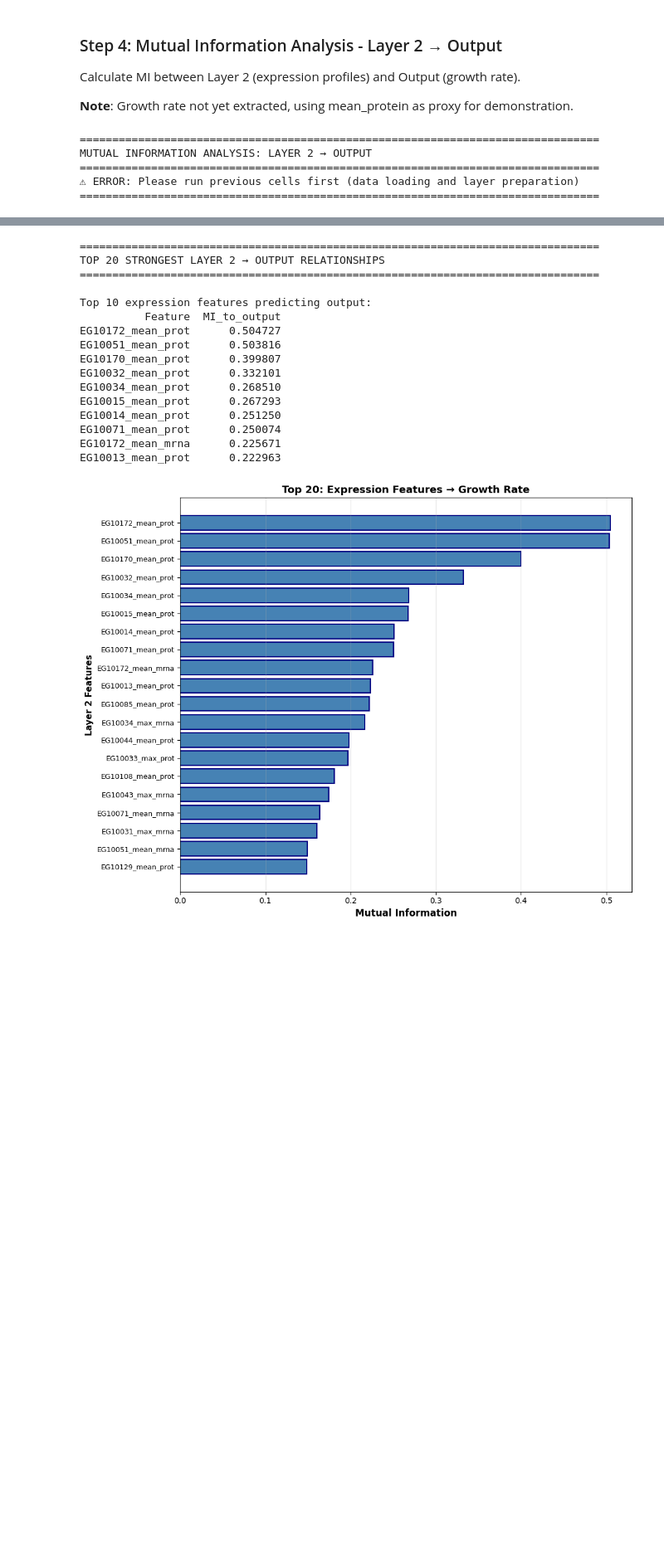
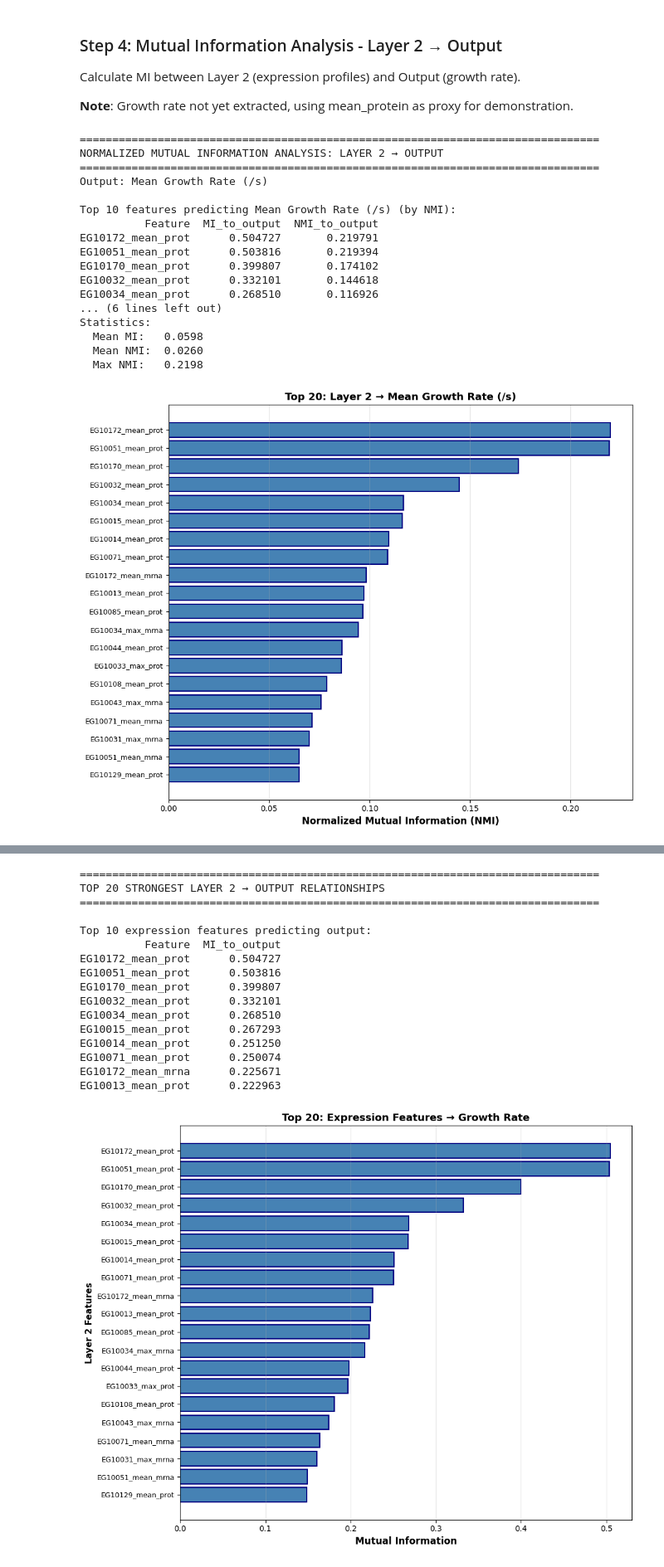
Before and after one commit to katha815/vEcoli-Local, a Jupyter notebook: reading/analysis_prior_to_ML_train.ipynb, the cells around one changed output, grey strips where cells are left out. Shown at 83% size. Cells and saved outputs as stored; diff of their text form; code cells hidden in the pictures; blank space fills up the shorter version.

```diff
--- a/reading/analysis_prior_to_ML_train.ipynb
+++ b/reading/analysis_prior_to_ML_train.ipynb
@@ -3152,59 +3472,104 @@ Calculate MI between Layer 2 (expression profiles) and Output (growth rate).
 
 **Note**: Growth rate not yet extracted, using mean_protein as proxy for demonstration.
 # %%
-# OPTIMIZED: Mutual Information - Layer 2 → Output
+# OPTIMIZED: Normalized Mutual Information - Layer 2 → Output
+
+import numpy as np
+import pandas as pd
+import matplotlib.pyplot as plt
+from sklearn.feature_selection import mutual_info_regression
+
+def _discretize_for_entropy(y, bins=10):
+    y_series = pd.Series(y)
+    try:
+        yb = pd.qcut(y_series.rank(method='first'), q=min(bins, y_series.nunique()), labels=False, duplicates='drop')
+    except Exception:
+        yb = pd.cut(y_series, bins=min(bins, max(2, y_series.nunique())), labels=False, duplicates='drop')
+    return pd.Series(yb).fillna(0).astype(int).to_numpy()
+
+def _entropy_discrete(y_disc):
+    counts = np.bincount(y_disc)
+    probs = counts[counts > 0] / counts.sum()
+    return float(-(probs * np.log(probs)).sum())
 
 print('\n' + '=' * 80)
-print('MUTUAL INFORMATION ANALYSIS: LAYER 2 → OUTPUT')
+print('NORMALIZED MUTUAL INFORMATION ANALYSIS: LAYER 2 → OUTPUT')
 print('=' * 80)
 
-# Check if previous cells were run
 if 'output_label' not in locals():
     print('⚠ ERROR: Please run previous cells first (data loading and layer preparation)')
     print('=' * 80)
 else:
     print(f'Output: {output_label}')
 
-    mi_layer2_to_output = mutual_info_regression(layer2_features, output_feature,
-                                                  random_state=42, n_neighbors=3)
+    mi_layer2_to_output = mutual_info_regression(layer2_features, output_feature, random_state=42, n_neighbors=3)
+    hy_output = _entropy_discrete(_discretize_for_entropy(output_feature.to_numpy()))
+    nmi_layer2_to_output = np.clip(mi_layer2_to_output / hy_output, 0, 1) if hy_output > 0 else np.full_like(mi_layer2_to_output, np.nan, dtype=float)
 
     mi_df_layer2_output = pd.DataFrame({
         'Feature': layer2_features.columns,
-        'MI_to_output': mi_layer2_to_output
-    }).sort_values('MI_to_output', ascending=False)
+        'MI_to_output': mi_layer2_to_output,
+        'NMI_to_output': nmi_layer2_to_output
+    }).sort_values('NMI_to_output', ascending=False)
 
     mi_df_layer2_output.to_csv('/user/home/il22158/work/vEcoli/reading/results/MI/layer2_to_output_detailed.csv', index=False)
 
-    print(f'\nTop 10 features predicting {output_label}:')
+    print(f'\nTop 10 features predicting {output_label} (by NMI):')
     print(mi_df_layer2_output.head(10).to_string(index=False))
 
     print(f'\nStatistics:')
     print(f'  Mean MI:   {mi_df_layer2_output["MI_to_output"].mean():.4f}')
-    print(f'  Max MI:    {mi_df_layer2_output["MI_to_output"].max():.4f}')
+    print(f'  Mean NMI:  {mi_df_layer2_output["NMI_to_output"].mean():.4f}')
+    print(f'  Max NMI:   {mi_df_layer2_output["NMI_to_output"].max():.4f}')
 
-    # Visualize
     fig, ax = plt.subplots(figsize=(10, 8))
     top20 = mi_df_layer2_output.head(20)
-    ax.barh(range(len(top20)), top20['MI_to_output'].values,
+    ax.barh(range(len(top20)), top20['NMI_to_output'].values,
             color='steelblue', edgecolor='navy', linewidth=1.5)
     ax.set_yticks(range(len(top20)))
     ax.set_yticklabels(top20['Feature'], fontsize=9)
-    ax.set_xlabel('Mutual Information', fontsize=12, fontweight='bold')
+    ax.set_xlabel('Normalized Mutual Information (NMI)', fontsize=12, fontweight='bold')
     ax.set_title(f'Top 20: Layer 2 → {output_label}', fontsize=13, fontweight='bold')
     ax.grid(axis='x', alpha=0.3)
     ax.invert_yaxis()
 
     plt.tight_layout()
     plt.savefig('/user/home/il22158/work/vEcoli/reading/results/MI/layer2_to_output.png',
                 dpi=150, bbox_inches='tight')
     plt.show()
 
-    print('\n✓ Saved: MI/layer2_to_output_detailed.csv')
+    eval_l2_out = pd.DataFrame({
+        'metric': ['mean_nmi', 'median_nmi', 'top10_mean_nmi', 'frac_nmi_ge_0.1', 'frac_nmi_ge_0.2'],
+        'value': [
+            float(mi_df_layer2_output['NMI_to_output'].mean()),
+            float(mi_df_layer2_output['NMI_to_output'].median()),
+            float(mi_df_layer2_output['NMI_to_output'].head(10).mean()),
+            float((mi_df_layer2_output['NMI_to_output'] >= 0.1).mean()),
+            float((mi_df_layer2_output['NMI_to_output'] >= 0.2).mean()),
+        ]
+    })
+    eval_l2_out.to_csv('/user/home/il22158/work/vEcoli/reading/results/MI/layer2_to_output_eval_metrics.csv', index=False)
+
+    print('\n✓ Saved: MI/layer2_to_output_detailed.csv (raw MI + NMI)')
     print('✓ Saved: MI/layer2_to_output.png')
+    print('✓ Saved: MI/layer2_to_output_eval_metrics.csv')
     print('=' * 80)
 # %% [output]
 ================================================================================
-MUTUAL INFORMATION ANALYSIS: LAYER 2 → OUTPUT
+NORMALIZED MUTUAL INFORMATION ANALYSIS: LAYER 2 → OUTPUT
 ================================================================================
-⚠ ERROR: Please run previous cells first (data loading and layer preparation)
-================================================================================
+Output: Mean Growth Rate (/s)
+
+Top 10 features predicting Mean Growth Rate (/s) (by NMI):
+          Feature  MI_to_output  NMI_to_output
+EG10172_mean_prot      0.504727       0.219791
+EG10051_mean_prot      0.503816       0.219394
+EG10170_mean_prot      0.399807       0.174102
+EG10032_mean_prot      0.332101       0.144618
+EG10034_mean_prot      0.268510       0.116926
+... (6 lines left out)
+Statistics:
+  Mean MI:   0.0598
+  Mean NMI:  0.0260
+  Max NMI:   0.2198
+[figure, added]
```
Also changed, not shown: parts of 15 cells of this notebook, 38 other files.
